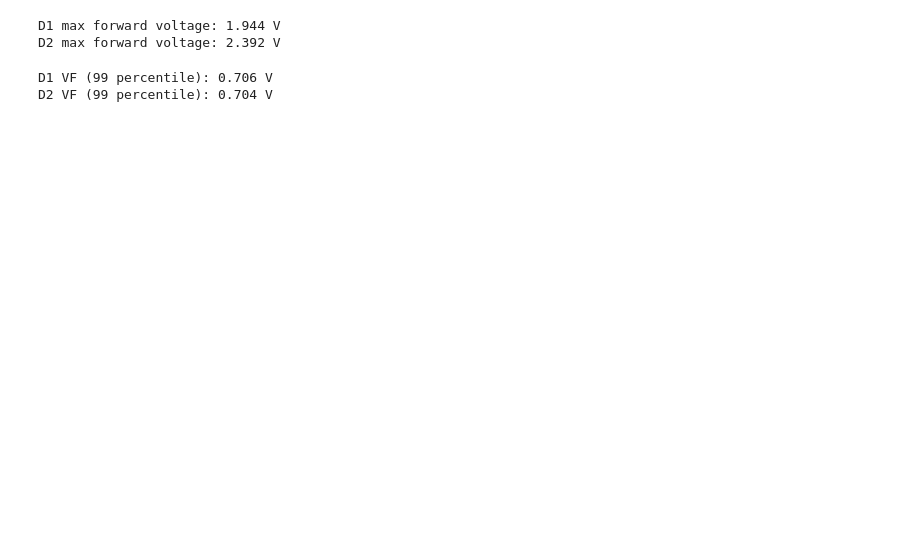
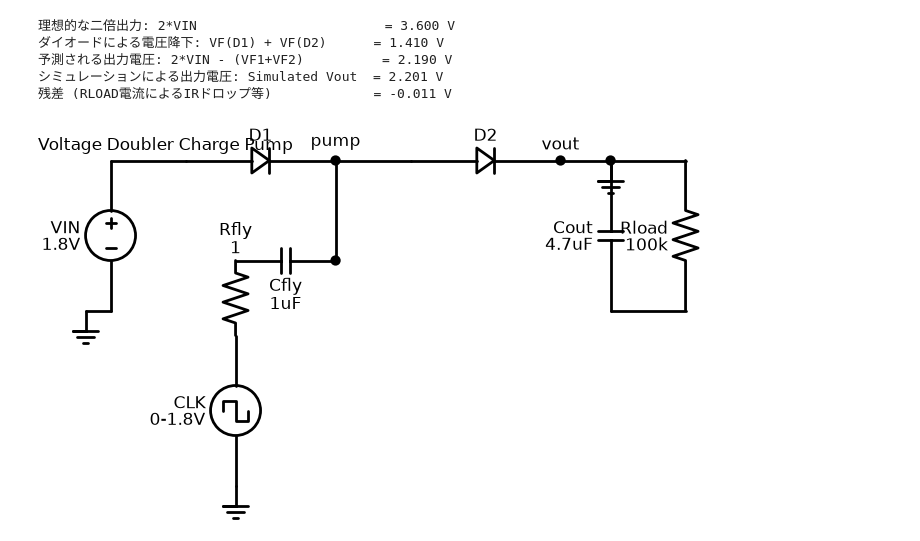
Before and after one commit to Nagishi777/CircuitbyPySpice, a Jupyter notebook: charge_pump.ipynb, the cells around one changed output. Cells and saved outputs as stored; diff of their text form; code cells hidden in the pictures; blank space fills up the shorter version.

Commit message:
Complete charge_pump.ipynb

```diff
--- a/charge_pump.ipynb
+++ b/charge_pump.ipynb
@@ -75,11 +103,10 @@ vf_d2 = (analysis["pump"] - analysis["vout"]).as_ndarray()
-# %%
-print(f"D1 max forward voltage: {vf_d1[vf_d1 > 0].max():.3f} V")
-print(f"D2 max forward voltage: {vf_d2[vf_d2 > 0].max():.3f} V")
-# %% [output]
-D1 max forward voltage: 1.944 V
-D2 max forward voltage: 2.392 V
 # %%
 import numpy as np
+
+vout = float(analysis["vout"][-1])
+
+vf_d1 = (analysis["vin"] - analysis["pump"]).as_ndarray()
+vf_d2 = (analysis["pump"] - analysis["vout"]).as_ndarray()
 
 # 立上り・立下りの過渡を除くため、解析の後半2周期を対象にする
 steady_state = time > (time[-1] - 2 * float(PERIOD * 1e3))
@@ -87,8 +114,68 @@ steady_state = time > (time[-1] - 2 * float(PERIOD * 1e3))
 vf_d1_forward = vf_d1[steady_state & (vf_d1 > 0)]
 vf_d2_forward = vf_d2[steady_state & (vf_d2 > 0)]
 
-print(f"D1 VF (99 percentile): {np.percentile(vf_d1_forward, 99):.3f} V")
-print(f"D2 VF (99 percentile): {np.percentile(vf_d2_forward, 99):.3f} V")
+vf_d1_final = np.percentile(vf_d1_forward, 99)
+vf_d2_final = np.percentile(vf_d2_forward, 99)
+vout_final = float(analysis['vout'][-1])
+
+vout_predicted = 2 * float(VIN) - vf_d1_final - vf_d2_final
+
+print(f"理想的な二倍出力: 2*VIN                        = {2*float(VIN):.3f} V")
+print(f"ダイオードによる電圧降下: VF(D1) + VF(D2)      = {vf_d1_final + vf_d2_final:.3f} V")
+print(f"予測される出力電圧: 2*VIN - (VF1+VF2)          = {vout_predicted:.3f} V")
+print(f"シミュレーションによる出力電圧: Simulated Vout  = {vout_final:.3f} V")
+print(f"残差 (RLOAD電流によるIRドロップ等)             = {vout_predicted - vout_final:.3f} V")
 # %% [output]
-D1 VF (99 percentile): 0.706 V
-D2 VF (99 percentile): 0.704 V
+理想的な二倍出力: 2*VIN                        = 3.600 V
+ダイオードによる電圧降下: VF(D1) + VF(D2)      = 1.410 V
+予測される出力電圧: 2*VIN - (VF1+VF2)          = 2.190 V
+シミュレーションによる出力電圧: Simulated Vout  = 2.201 V
+残差 (RLOAD電流によるIRドロップ等)             = -0.011 V
+# %%
+import schemdraw
+import schemdraw.elements as elm
+
+with schemdraw.Drawing() as d:
+    d.config(fontsize=12)
+    d += elm.Label().label('Voltage Doubler Charge Pump').at((1, 3.2))
+
+    # VIN 電源
+    d += (Vin := elm.SourceV().up().label('VIN\n1.8V'))
+    d += elm.Line().right().length(1.5)
+
+    # D1: vin --> pump
+    d += (D1 := elm.Diode().right().label('D1', loc='top'))
+    pump_node = D1.end
+    d += elm.Dot().at(pump_node).label('pump', loc='top')
+
+    # D2: pump --> vout
+    d += elm.Line().right().length(1.5).at(pump_node)
+    d += (D2 := elm.Diode().right().label('D2', loc='top'))
+    vout_node = D2.end
+    d += elm.Dot().at(vout_node).label('vout', loc='top')
+
+    # Cout + Rload (負荷)
+    d += elm.Line().right().length(1.0).at(vout_node)
+    d += elm.Dot()
+    d += elm.Capacitor().down().label('Cout\n4.7uF')
+    d += elm.Line().right().length(1.5)
+    d += elm.Resistor().up().label('Rload\n100k')
+    d += elm.Line().left().length(1.5)
+    d += elm.Ground()
+
+    # Cfly: pump --- Rfly --- clk
+    d += elm.Line().at(pump_node).down().length(2.0)
+    d += elm.Dot()
+    d += elm.Capacitor().left().length(2.0).label('Cfly\n1uF', loc='bottom').reverse()
+    d += elm.Resistor().down().length(1.5).label('Rfly\n1', loc='right')
+    d += (Clk := elm.SourceSquare().down().label('CLK\n0-1.8V'))
+    d += elm.Ground()
+
+    # VIN の接地
+    d.here = Vin.start
+    d += elm.Line().left().length(0.5)
+    d += elm.Ground()
+
+    d.draw()
+# %% [output]
+[figure, added]
```
Also changed, not shown: parts of 3 cells of this notebook, 1 other file.
